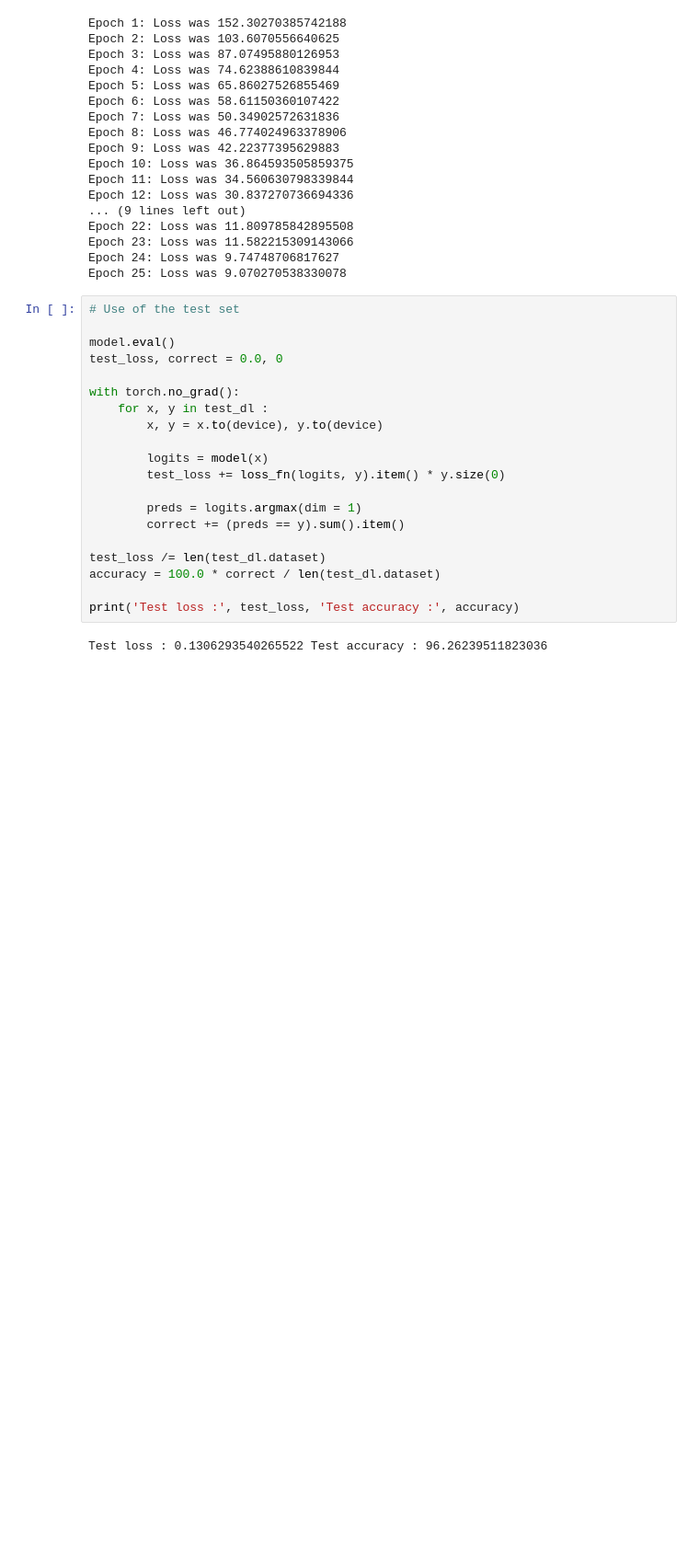
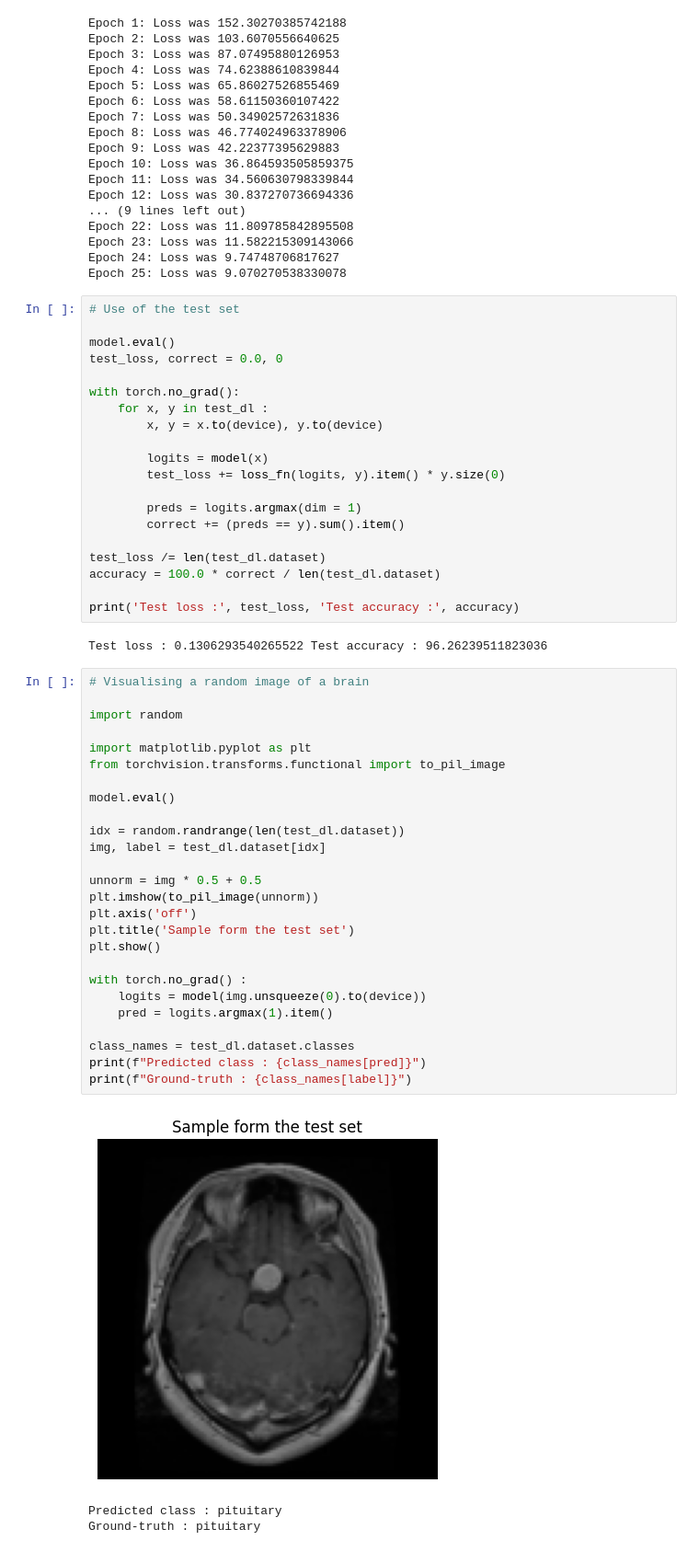
Before and after one commit to paulqevan/brain_tumor, a Jupyter notebook: main.ipynb, the cells around one changed output. Shown at 92% size. Drawn from its saved outputs; the diff is of its cells as text; blank space fills up the shorter version.

Commit message:
Visualisation

```diff
--- a/main.ipynb
+++ b/main.ipynb
@@ -93,3 +93,33 @@ accuracy = 100.0 * correct / len(test_dl.dataset)
 print('Test loss :', test_loss, 'Test accuracy :', accuracy)
 # %% [output]
 Test loss : 0.1306293540265522 Test accuracy : 96.26239511823036
+# %%
+# Visualising a random image of a brain
+
+import random
+
+import matplotlib.pyplot as plt
+from torchvision.transforms.functional import to_pil_image
+
+model.eval()
+
+idx = random.randrange(len(test_dl.dataset))
+img, label = test_dl.dataset[idx]
+
+unnorm = img * 0.5 + 0.5
+plt.imshow(to_pil_image(unnorm))
+plt.axis('off')
+plt.title('Sample form the test set')
+plt.show()
+
+with torch.no_grad() :
+    logits = model(img.unsqueeze(0).to(device))
+    pred = logits.argmax(1).item()
+
+class_names = test_dl.dataset.classes
+print(f"Predicted class : {class_names[pred]}")
+print(f"Ground-truth : {class_names[label]}")
+# %% [output]
+[figure, added]
+Predicted class : pituitary
+Ground-truth : pituitary
```
